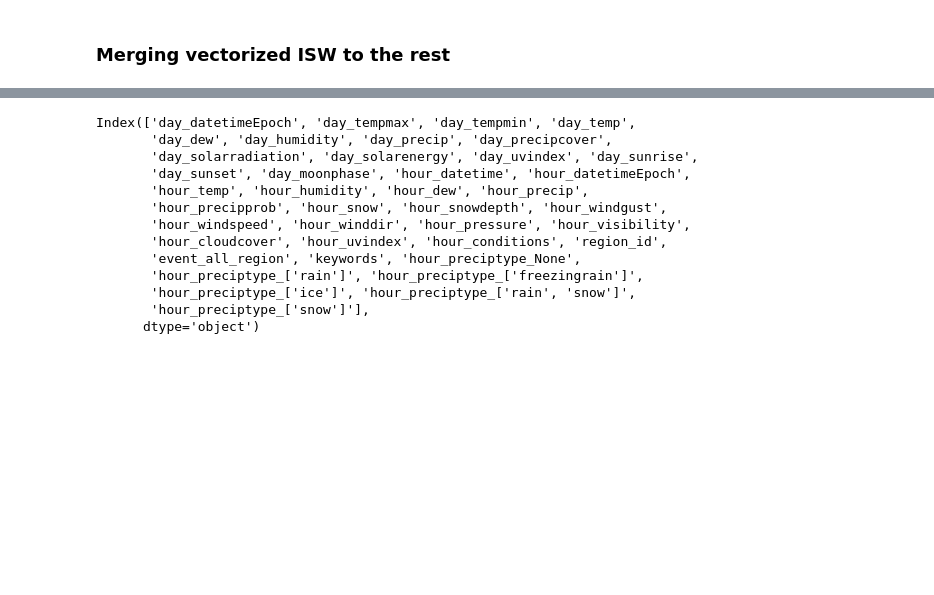
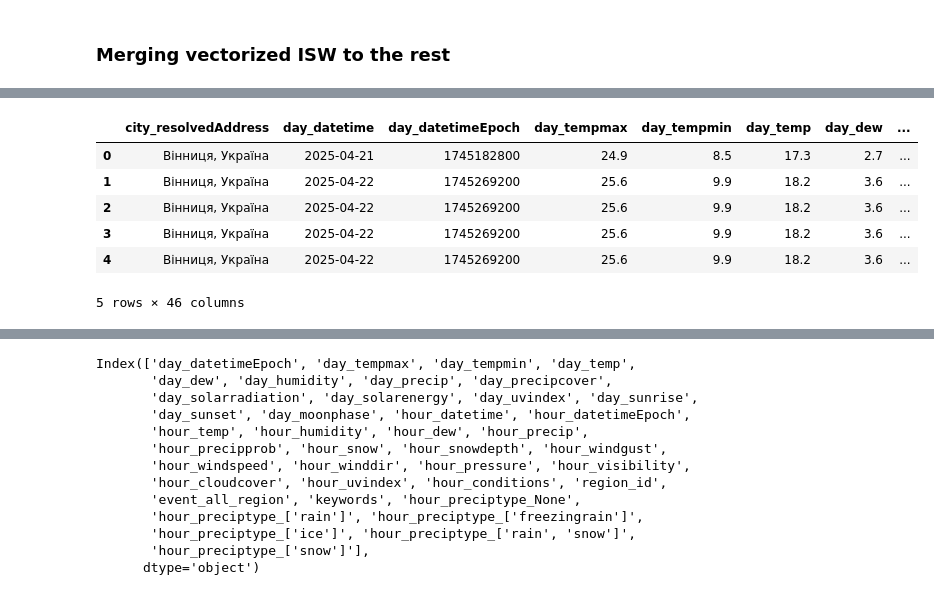
Before and after one commit to HliebOcheretianyi/H2_python_structure_and_data, a Jupyter notebook: src/current_data.ipynb, the cells around one changed output, grey strips where cells are left out. Drawn from its saved outputs; the diff is of its cells as text; code cells hidden in the pictures; blank space fills up the shorter version.

```diff
--- a/src/current_data.ipynb
+++ b/src/current_data.ipynb
@@ -161,3 +164,13 @@ df_ready = df_weather_reg_al.merge(df_isw_vect, how="left", left_on="day_datetim
+# %%
+df_ready.head()
+# %% [output]
+|  | city_resolvedAddress | day_datetime | day_datetimeEpoch | day_tempmax | day_tempmin | day_temp | day_dew | ... |
+| 0 | Вінниця, Україна | 2025-04-21 | 1745182800 | 24.9 | 8.5 | 17.3 | 2.7 | ... |
+| 1 | Вінниця, Україна | 2025-04-22 | 1745269200 | 25.6 | 9.9 | 18.2 | 3.6 | ... |
+| 2 | Вінниця, Україна | 2025-04-22 | 1745269200 | 25.6 | 9.9 | 18.2 | 3.6 | ... |
+| 3 | Вінниця, Україна | 2025-04-22 | 1745269200 | 25.6 | 9.9 | 18.2 | 3.6 | ... |
+| 4 | Вінниця, Україна | 2025-04-22 | 1745269200 | 25.6 | 9.9 | 18.2 | 3.6 | ... |
+5 rows × 46 columns
 # %%
 df_ready.columns
 # %% [output]
```
Also changed, not shown: parts of 9 cells of this notebook, 1 other file.
